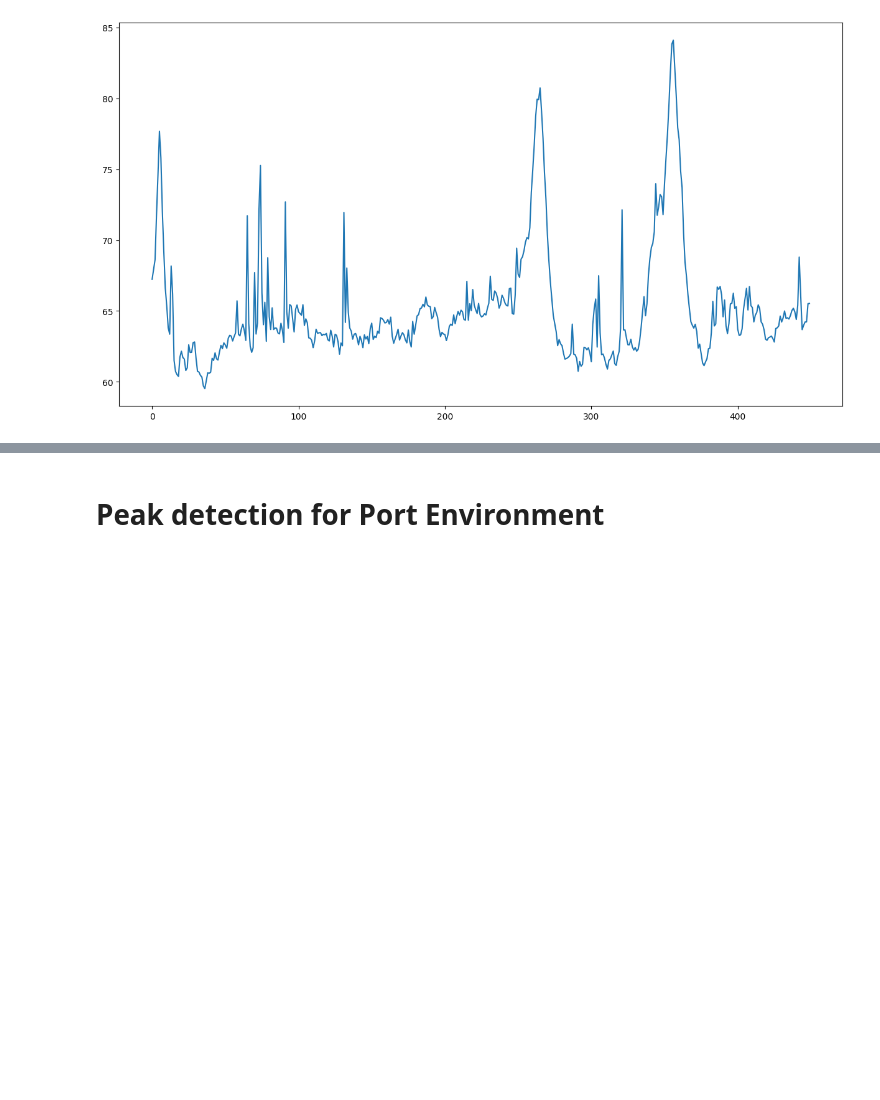
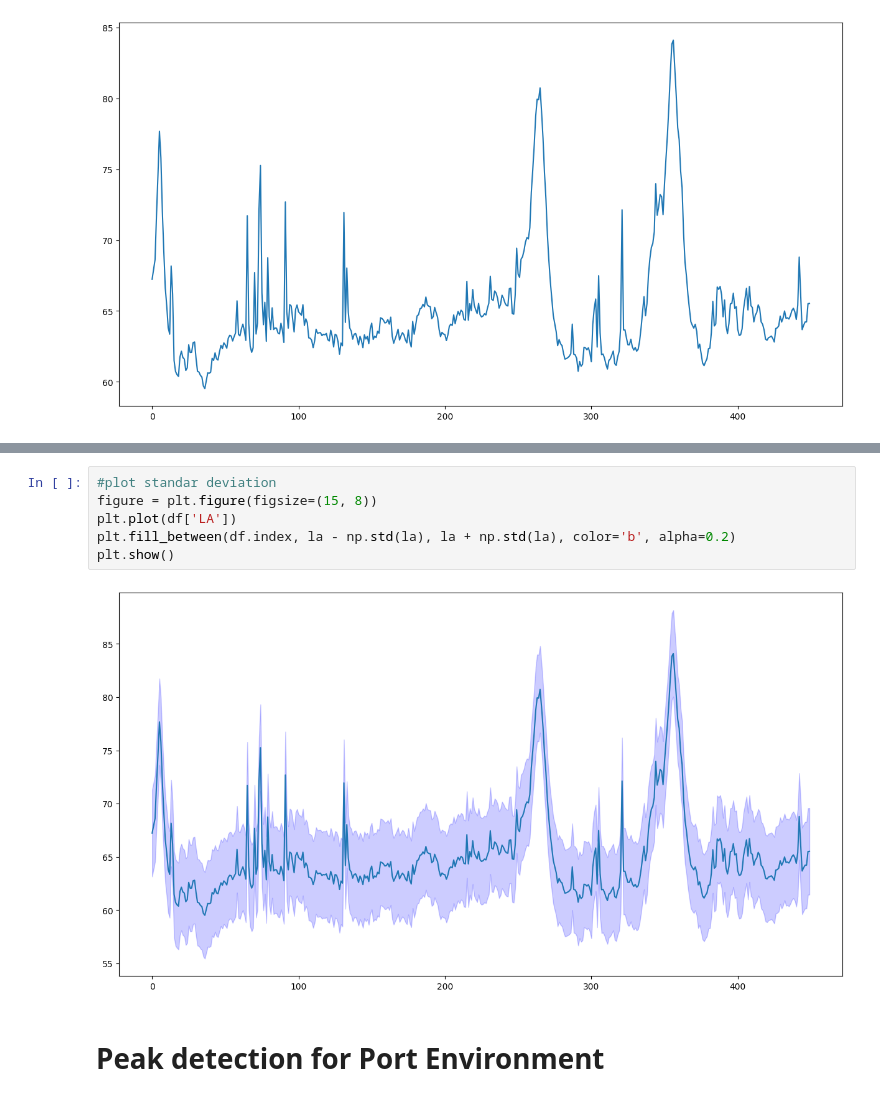
Before and after one commit to aacacustica/Audio_Processing, a Jupyter notebook: AI_Model/Urban_Model/test_pred_slp/visualize/peak_detection.ipynb, the cells around one changed output, grey strips where cells are left out. Saved outputs shown, nothing was run; the diff lists cells and outputs as text; blank space fills up the shorter version.

```diff
--- a/AI_Model/Urban_Model/test_pred_slp/visualize/peak_detection.ipynb
+++ b/AI_Model/Urban_Model/test_pred_slp/visualize/peak_detection.ipynb
@@ -47,3 +72,11 @@ Percentil 98: 80.46
+# %%
+#plot standar deviation
+figure = plt.figure(figsize=(15, 8))
+plt.plot(df['LA'])
+plt.fill_between(df.index, la - np.std(la), la + np.std(la), color='b', alpha=0.2)
+plt.show()
+# %% [output]
+[figure, added]
 # %% [markdown]
 # Peak detection for Port Environment
 # %%
```
Also changed, not shown: parts of 6 cells of this notebook, 4 other files.
